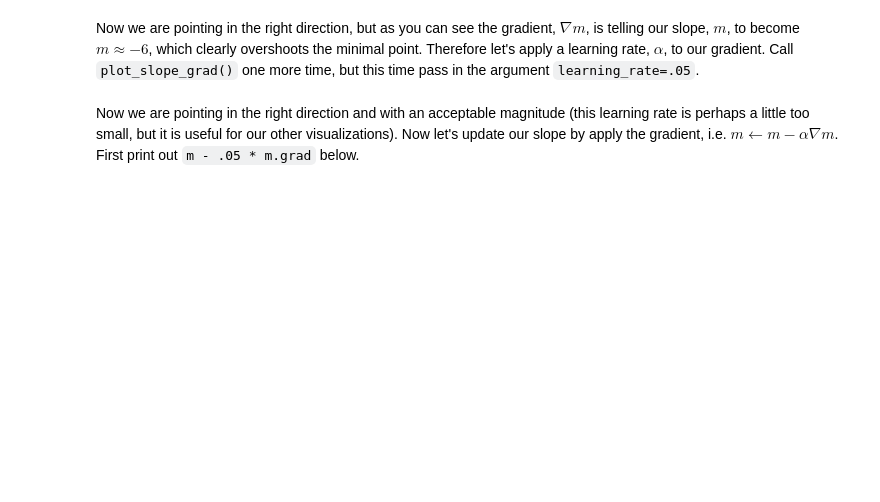
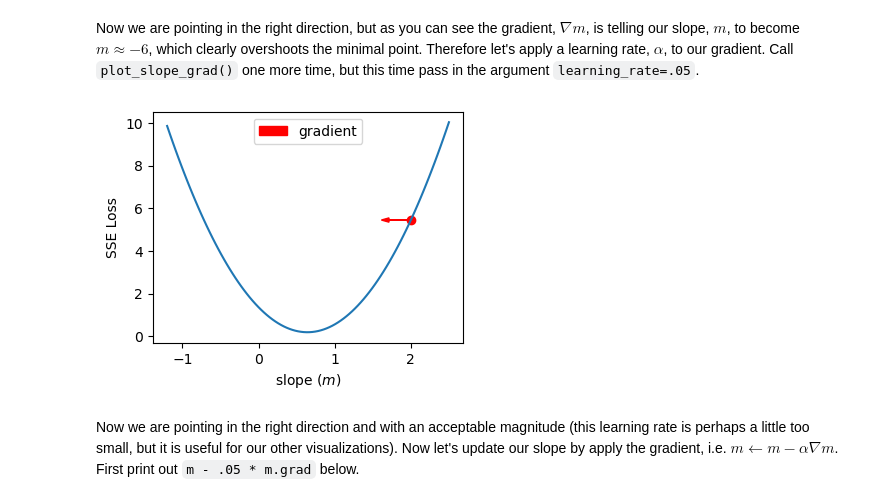
Before and after one commit to BryceWall/byu-cs474, a Jupyter notebook: lab1_pytorch_intro.ipynb, the cells around one changed output. Cells and saved outputs as stored; diff of their text form; code cells hidden in the pictures; blank space fills up the shorter version.

```diff
--- a/lab1_pytorch_intro.ipynb
+++ b/lab1_pytorch_intro.ipynb
@@ -1005,6 +1186,10 @@ Create the same plot, but point the gradient in the opposite direction.
 Now we are pointing in the right direction, but as you can see the gradient, $\nabla m$, is telling our slope, $m$, to become $m \approx -6$, which clearly overshoots the minimal point.
 Therefore let's apply a learning rate, $\alpha$, to our gradient.
 Call `plot_slope_grad()` one more time, but this time pass in the argument `learning_rate=.05`.
+# %%
+plot_slope_grad(m, -m.grad, learning_rate=.05)
+# %% [output]
+[figure, added]
 # %% [markdown]
 Now we are pointing in the right direction and with an acceptable magnitude (this learning rate is perhaps a little too small, but it is useful for our other visualizations).
 Now let's update our slope by apply the gradient, i.e. $m \leftarrow m - \alpha \nabla m$.
```
Also changed, not shown: parts of 57 cells of this notebook.
